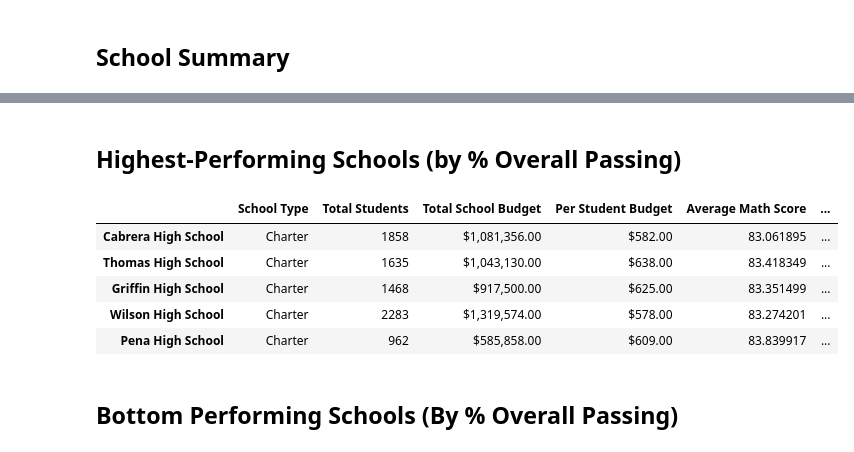
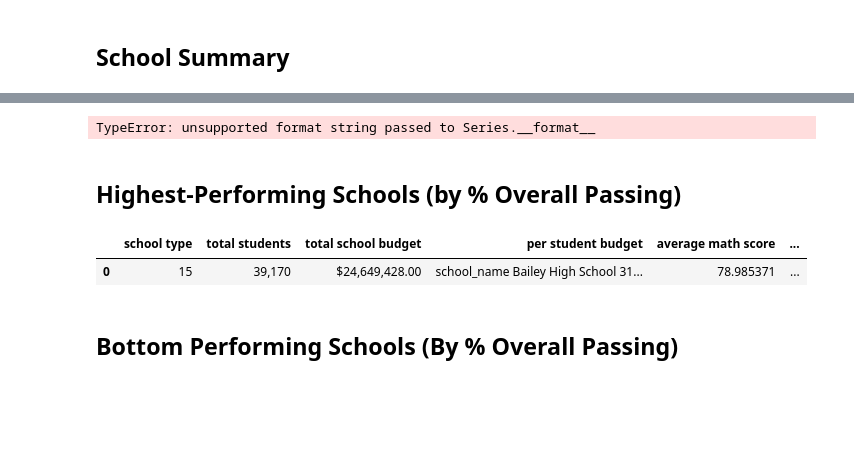
Before and after one commit to cassiemayer/Pandas-Challenge, a Jupyter notebook: PyCitySchools_starter.ipynb, the cells around one changed output, grey strips where cells are left out. Saved outputs shown, nothing was run; the diff lists cells and outputs as text; code cells hidden in the pictures; blank space fills up the shorter version.

```diff
--- a/PyCitySchools_starter.ipynb
+++ b/PyCitySchools_starter.ipynb
@@ -41,5 +44,5 @@ NameError: name 'school_data_complete' is not defined
 # %%
 # Calculate the total number of students
-student_count = len(student_data_complete[0])
+student_count = school_data_complete["student_name"].count()
 student_count
 # %% [output]
@@ -109,4 +136,5 @@ NameError: name 'school_data' is not defined
 # %%
 # Calculate the total student count
-per_school_counts = school_data_complete["total_student"].len()
+per_school_counts= school_data_complete.groupby(["school_name"]).count()["Student ID"]
+per_school_counts
 # %% [output]
@@ -114,4 +158,5 @@ NameError: name 'school_data_complete' is not defined
 # %%
 # Calculate the total school budget and per capita spending
-per_school_budget = school_data_complete.groupby(["school_name"]).mean()["budget"]
+per_school_budget = school_data_complete.groupby("school_name")["budget"].mean()
 per_school_capita = per_school_budget / per_school_counts
+per_school_capita
@@ -175,16 +287,40 @@ per_school_summary
+# %%
+# Create a DataFrame called `per_school_summary` with columns for the calculations above.
+per_school_summary = pd.DataFrame({"school type": [school_count],
+                                      "total students": [student_count],
+                                      "total school budget": [per_school_budget],
+                                      "per student budget": [per_school_capita],
+                                      "average math score": [per_school_passing_math],
+                                      "average reading score": [per_school_passing_reading],
+                                      "% passing math": [passing_math_count],
+                                      "% passing reading": [passing_reading_count],
+                                      "% overall passing": [overall_passing_rate]})
+
+
+
+# Formatting
+per_school_summary["total students"] = per_school_summary["total students"].map("{:,}".format)
+per_school_summary["total school budget"] = per_school_summary["total school budget"].map("${:,.2f}".format)
+per_school_summary["per student budget"] = per_school_summary["per student budget"].map("${:,.2f}".format)
+per_school_summary["average math score"] = per_school_summary["average math score"].map("{:,}".format)
+per_school_summary["average reading score"] = per_school_summary["average reading score"].map("{:,}".format)
+per_school_summary["% passing math"] = per_school_summary["% passing math"].map("{:,.2f}%".format)
+per_school_summary["% passing reading"] = per_school_summary["% passing reading"].map("{:,.2f}%".format)
+per_school_summary["% overall passing"] = per_school_summary["% overall passing"].map("{:,.2f}%".format)
+
+# Display the DataFrame
+per_school_summary
+# %% [output]
+TypeError: unsupported format string passed to Series.__format__
 # %% [markdown]
 ## Highest-Performing Schools (by % Overall Passing)
 # %%
 # Sort the schools by `% Overall Passing` in descending order and display the top 5 rows.
-top_schools = overall_passing_rate_df.sort_values(["% Overall Passing"], ascending=False)
+top_schools = per_school_summary.sort_values(["% overall passing"], ascending=False)
 top_schools.head(5)
 # %% [output]
-|  | School Type | Total Students | Total School Budget | Per Student Budget | Average Math Score | ... |
-| Cabrera High School | Charter | 1858 | $1,081,356.00 | $582.00 | 83.061895 | ... |
-| Thomas High School | Charter | 1635 | $1,043,130.00 | $638.00 | 83.418349 | ... |
-| Griffin High School | Charter | 1468 | $917,500.00 | $625.00 | 83.351499 | ... |
-| Wilson High School | Charter | 2283 | $1,319,574.00 | $578.00 | 83.274201 | ... |
-| Pena High School | Charter | 962 | $585,858.00 | $609.00 | 83.839917 | ... |
+|  | school type | total students | total school budget | per student budget | average math score | ... |
+| 0 | 15 | 39,170 | $24,649,428.00 | school_name Bailey High School 31... | 78.985371 | ... |
 # %% [markdown]
 ## Bottom Performing Schools (By % Overall Passing)
 # %%
```
Also changed, not shown: parts of 29 cells of this notebook, 2 other files.
